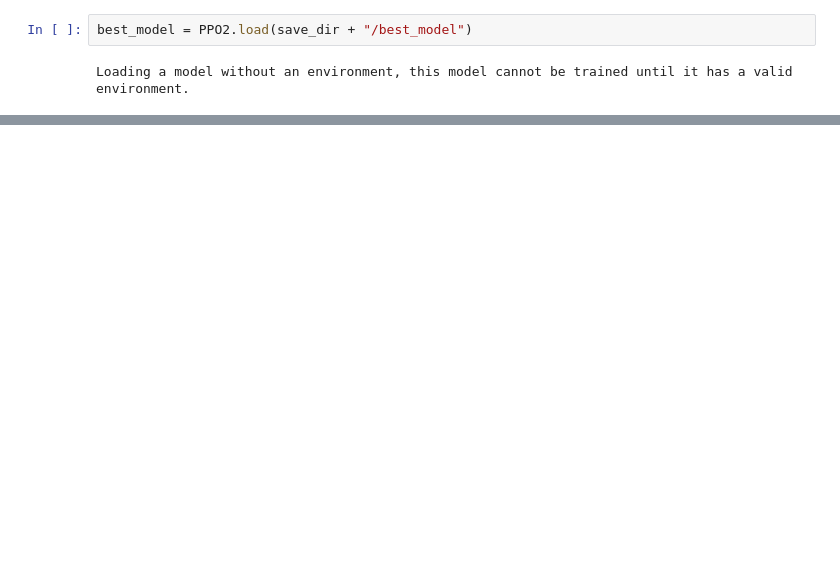
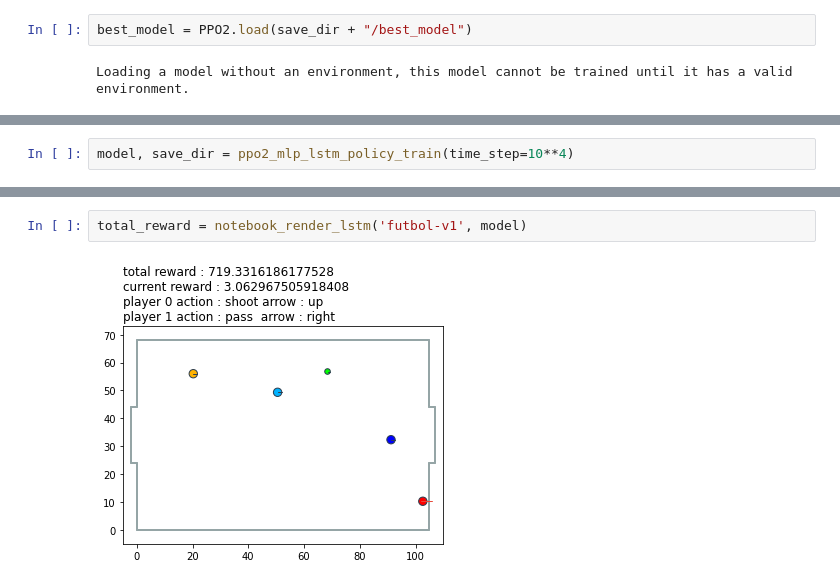
Before and after one commit to zhengxingXue/gym_futbol_v1, a Jupyter notebook: tutorial.ipynb, the cells around one changed output, grey strips where cells are left out. Drawn from its saved outputs; the diff is of its cells as text; blank space fills up the shorter version.

Commit message:
add mlplstm policy training

```diff
--- a/tutorial.ipynb
+++ b/tutorial.ipynb
@@ -67,0 +60,2 @@ total_reward
+# %%
+model, save_dir = ppo2_mlp_lstm_policy_train(time_step=10**4)
@@ -67,0 +80,4 @@ total_reward
+# %%
+total_reward = notebook_render_lstm('futbol-v1', model)
+# %% [output]
+[figure, added]
```
Also changed, not shown: parts of 6 cells of this notebook, 5 other files.
